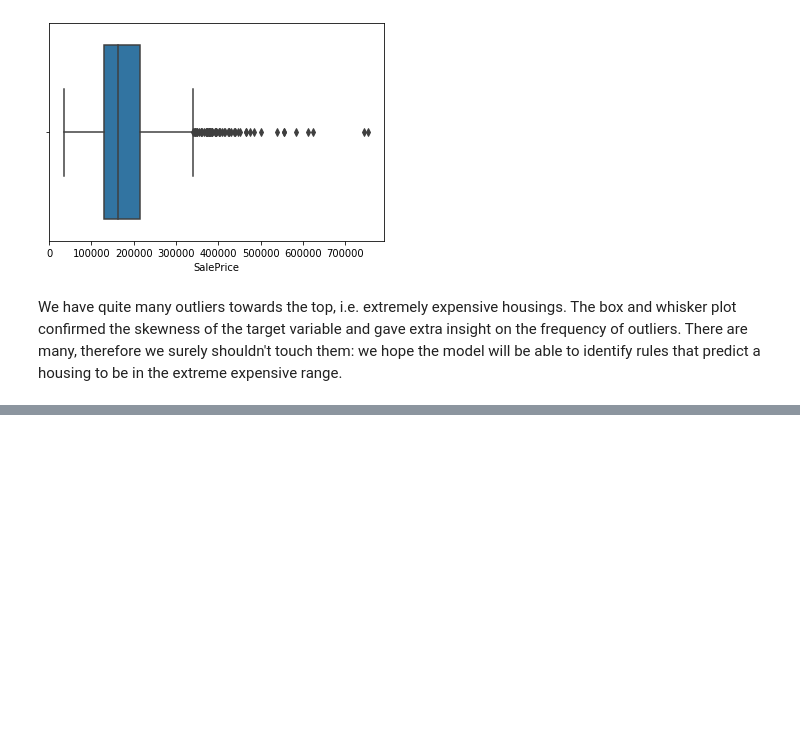
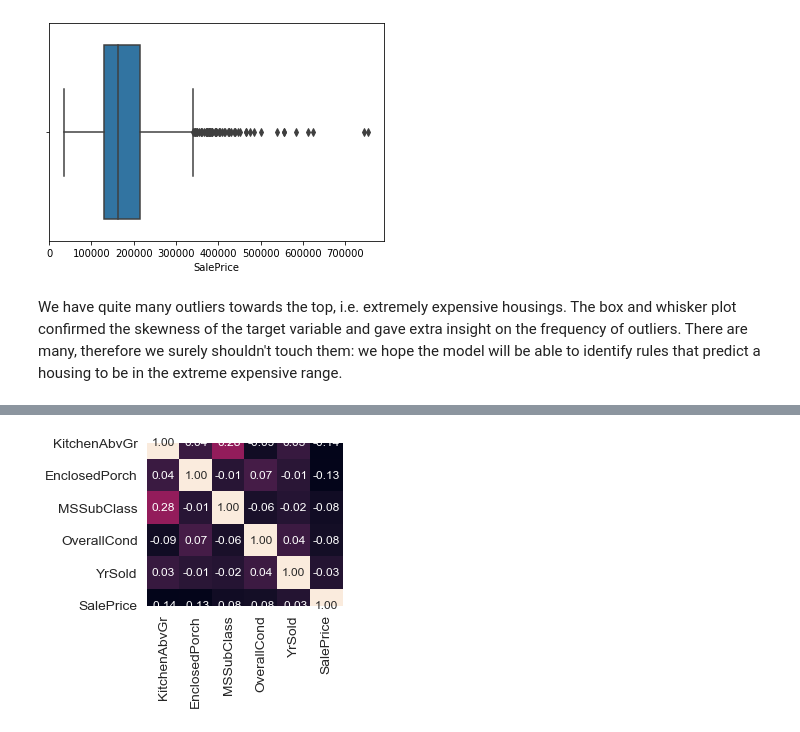
Before and after one commit to leweex95/Housing-Prices-Prediction, a Jupyter notebook: Housing-Prices-Prediction.ipynb, the cells around one changed output, grey strips where cells are left out. Saved outputs shown, nothing was run; the diff lists cells and outputs as text; code cells hidden in the pictures; blank space fills up the shorter version.

```diff
--- a/Housing-Prices-Prediction.ipynb
+++ b/Housing-Prices-Prediction.ipynb
@@ -203,0 +278,8 @@ We have quite many outliers towards the top, i.e. extremely expensive housings.
+# %%
+fig = plt.figure(figsize=(3.5,3.5))
+corrmat = df_train.corr()
+cols = corrmat.nsmallest(5, 'SalePrice')['SalePrice'].index.tolist() + ['SalePrice']
+cm = np.corrcoef(df_train[cols].values.T)
+hm = sns.heatmap(cm, cbar=False, annot=True, square=True, fmt='.2f', annot_kws={'size': 12}, yticklabels=cols, xticklabels=cols)
+# %% [output]
+[figure, added]
```
Also changed, not shown: parts of 12 cells of this notebook.
